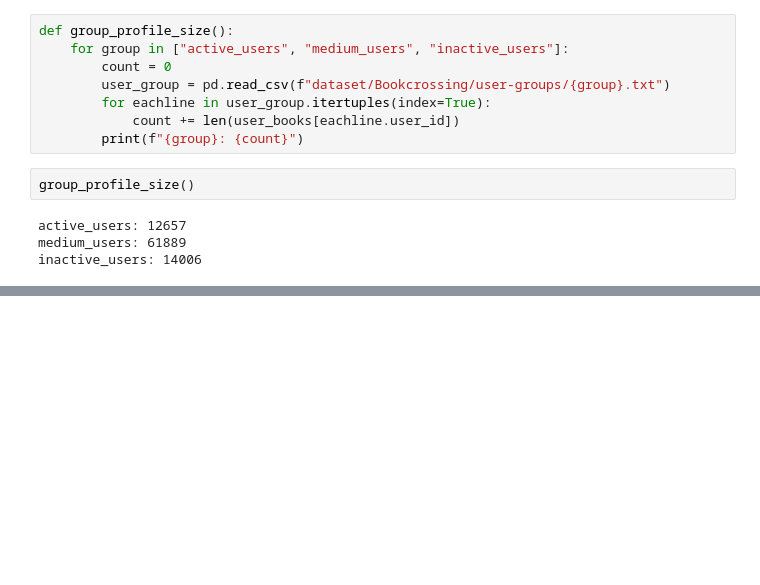
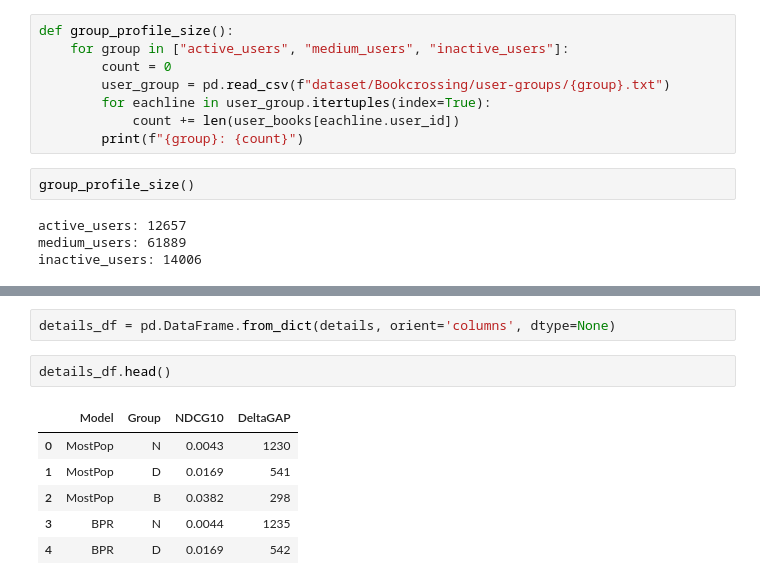
Before and after one commit to rahmanidashti/FairBook, a Jupyter notebook: analysis.ipynb, the cells around one changed output, grey strips where cells are left out. Saved outputs shown, nothing was run; the diff lists cells and outputs as text; blank space fills up the shorter version.

```diff
--- a/analysis.ipynb
+++ b/analysis.ipynb
@@ -37,0 +52,11 @@ inactive_users: 14006
+# %%
+details_df = pd.DataFrame.from_dict(details, orient='columns', dtype=None)
+# %%
+details_df.head()
+# %% [output]
+|  | Model | Group | NDCG10 | DeltaGAP |
+| 0 | MostPop | N | 0.0043 | 1230 |
+| 1 | MostPop | D | 0.0169 | 541 |
+| 2 | MostPop | B | 0.0382 | 298 |
+| 3 | BPR | N | 0.0044 | 1235 |
+| 4 | BPR | D | 0.0169 | 542 |
```
Also changed, not shown: parts of 5 cells of this notebook, 4 other files.
